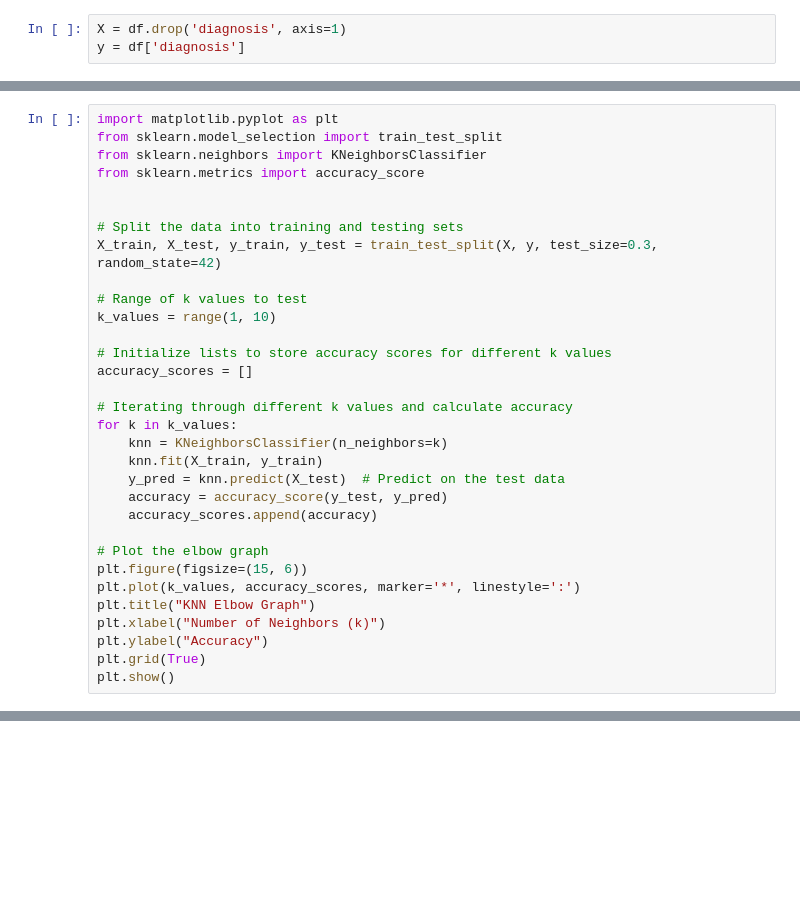
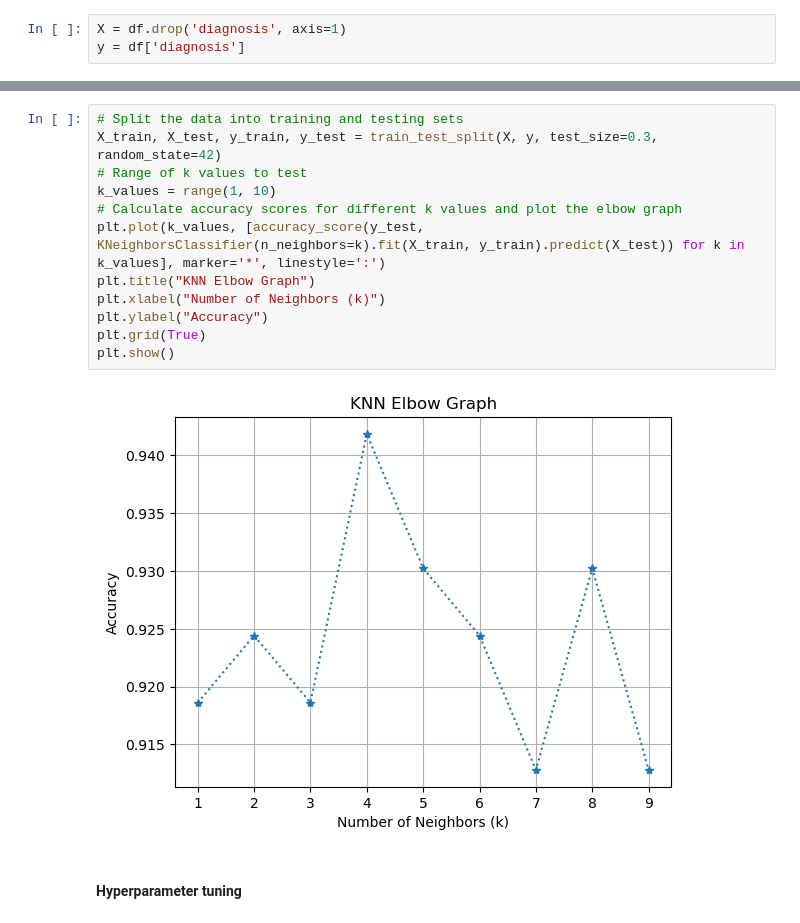
Before and after one commit to Trilokesh-Praxis-2023/Breast_Cancer_Classification, a Jupyter notebook: Breast Cancer/breast-cancer-classification.ipynb, the cells around one changed output, grey strips where cells are left out. Saved outputs shown, nothing was run; the diff lists cells and outputs as text; blank space fills up the shorter version.

```diff
--- a/Breast Cancer/breast-cancer-classification.ipynb
+++ b/Breast Cancer/breast-cancer-classification.ipynb
@@ -467,32 +244,0 @@ from sklearn.metrics import accuracy_score, confusion_matrix, classification_rep
-# %%
-import matplotlib.pyplot as plt
-from sklearn.model_selection import train_test_split
-from sklearn.neighbors import KNeighborsClassifier
-from sklearn.metrics import accuracy_score
-
-
-# Split the data into training and testing sets
-X_train, X_test, y_train, y_test = train_test_split(X, y, test_size=0.3, random_state=42)
-
-# Range of k values to test
-k_values = range(1, 10)
-
-# Initialize lists to store accuracy scores for different k values
-accuracy_scores = []
-
-# Iterating through different k values and calculate accuracy
-for k in k_values:
-    knn = KNeighborsClassifier(n_neighbors=k)
-    knn.fit(X_train, y_train)
-    y_pred = knn.predict(X_test)  # Predict on the test data
-    accuracy = accuracy_score(y_test, y_pred)
-    accuracy_scores.append(accuracy)
-
-# Plot the elbow graph
-plt.figure(figsize=(15, 6))
-plt.plot(k_values, accuracy_scores, marker='*', linestyle=':')
-plt.title("KNN Elbow Graph")
-plt.xlabel("Number of Neighbors (k)")
-plt.ylabel("Accuracy")
-plt.grid(True)
-plt.show()
@@ -975,0 +269,16 @@ print(models_sorted_by_bic)
+# %%
+# Split the data into training and testing sets
+X_train, X_test, y_train, y_test = train_test_split(X, y, test_size=0.3, random_state=42)
+# Range of k values to test
+k_values = range(1, 10)
+# Calculate accuracy scores for different k values and plot the elbow graph
+plt.plot(k_values, [accuracy_score(y_test, KNeighborsClassifier(n_neighbors=k).fit(X_train, y_train).predict(X_test)) for k in k_values], marker='*', linestyle=':')
+plt.title("KNN Elbow Graph")
+plt.xlabel("Number of Neighbors (k)")
+plt.ylabel("Accuracy")
+plt.grid(True)
+plt.show()
+# %% [output]
+[figure, added]
+# %% [markdown]
+#### Hyperparameter tuning
```
Also changed, not shown: parts of 93 cells of this notebook.
